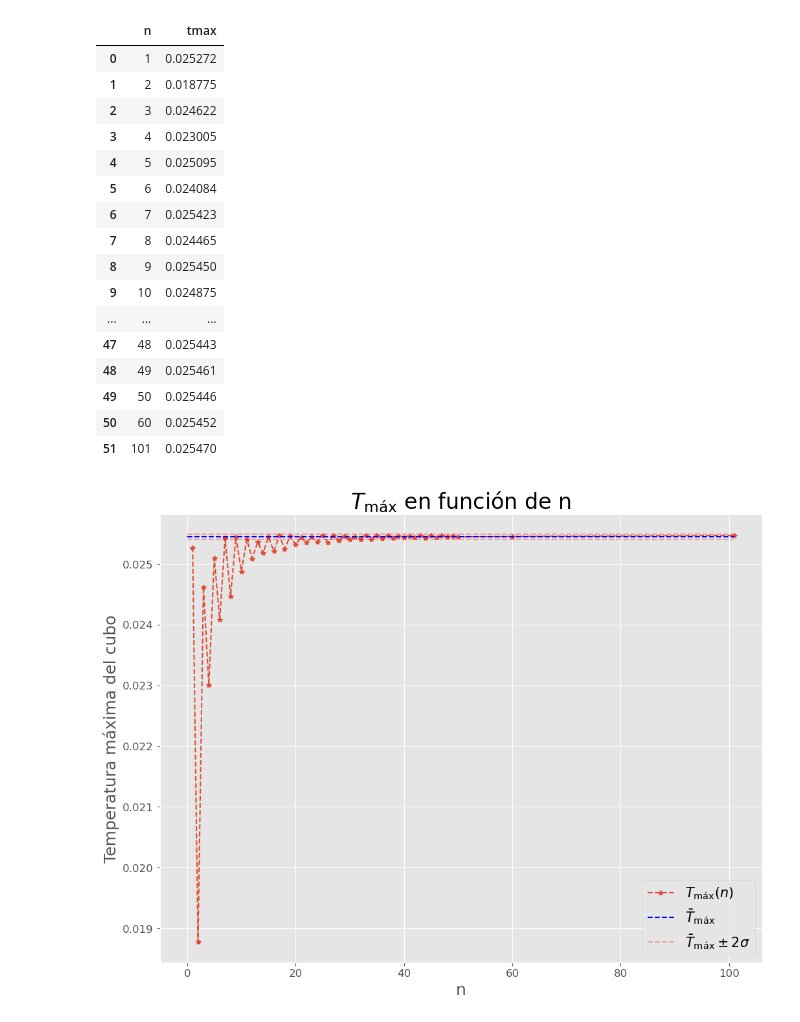
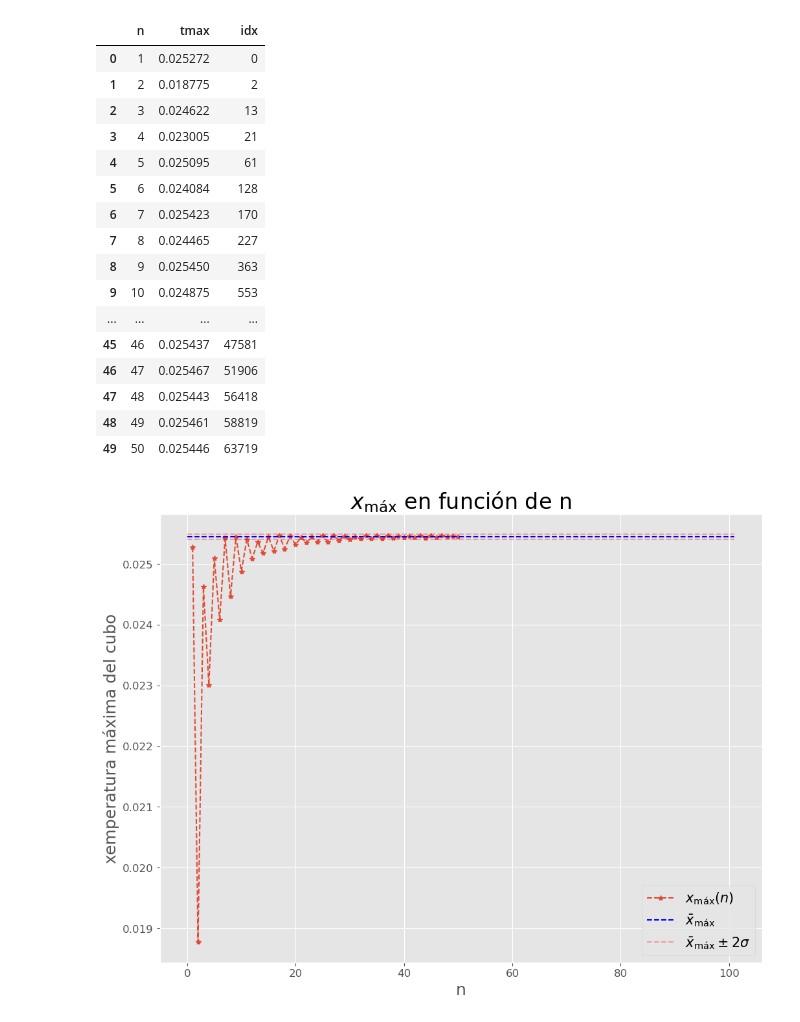
Before and after one commit to citricfruitsenjoyer/IB_TP_1_met_num_Lopez_Guinart, a Jupyter notebook: graficubo_en_func_n.ipynb, the cells around one changed output. Drawn from its saved outputs; the diff is of its cells as text; code cells hidden in the pictures.

```diff
--- a/graficubo_en_func_n.ipynb
+++ b/graficubo_en_func_n.ipynb
@@ -15,50 +15,51 @@ plt.rcParams.update({
     "ytick.labelsize": 12,
     "legend.fontsize": 15})
 # %%
-df = pd.read_csv('max_Q_cubo_n.csv',header=1)
+df = pd.read_csv('códigos_octave/max_Q_cubo_n.csv',header=0)
 df
 # %% [output]
-|  | n | tmax |
-| 0 | 1 | 0.025272 |
-| 1 | 2 | 0.018775 |
-| 2 | 3 | 0.024622 |
-| 3 | 4 | 0.023005 |
-| 4 | 5 | 0.025095 |
-| 5 | 6 | 0.024084 |
-| 6 | 7 | 0.025423 |
-| 7 | 8 | 0.024465 |
-| 8 | 9 | 0.025450 |
-| 9 | 10 | 0.024875 |
-| ... | ... | ... |
-| 47 | 48 | 0.025443 |
-| 48 | 49 | 0.025461 |
-| 49 | 50 | 0.025446 |
-| 50 | 60 | 0.025452 |
-| 51 | 101 | 0.025470 |
+|  | n | tmax | idx |
+| 0 | 1 | 0.025272 | 0 |
+| 1 | 2 | 0.018775 | 2 |
+| 2 | 3 | 0.024622 | 13 |
+| 3 | 4 | 0.023005 | 21 |
+| 4 | 5 | 0.025095 | 61 |
+| 5 | 6 | 0.024084 | 128 |
+| 6 | 7 | 0.025423 | 170 |
+| 7 | 8 | 0.024465 | 227 |
+| 8 | 9 | 0.025450 | 363 |
+| 9 | 10 | 0.024875 | 553 |
+| ... | ... | ... | ... |
+| 45 | 46 | 0.025437 | 47581 |
+| 46 | 47 | 0.025467 | 51906 |
+| 47 | 48 | 0.025443 | 56418 |
+| 48 | 49 | 0.025461 | 58819 |
+| 49 | 50 | 0.025446 | 63719 |
 # %%
 n = df['n']
-T = df['tmax']
+x = df['tmax']
+idx = df['idx']
 # %%
-t_avg = np.average(T[-20:])
-t_std = np.std(T[-20:])
+t_avg = np.average(x[-20:])
+t_std = np.std(x[-20:])
 # %%
-plt.title('$T_\\text{máx}$ en función de n')
-plt.plot(n,T,'*--',label = '$T_\\text{máx}(n)$')
-# plt.plot(n[-20:],T[-20:],'*--')
-plt.plot([0,101],[t_avg,t_avg],'b--',label = '$\\bar{T}_\\text{máx}$')
+plt.title('$x_\\text{máx}$ en función de n')
+plt.plot(n,x,'*--',label = '$x_\\text{máx}(n)$')
+# plt.plot(n[-20:],x[-20:],'*--')
+plt.plot([0,101],[t_avg,t_avg],'b--',label = '$\\bar{x}_\\text{máx}$')
 plt.plot([0,101],[t_avg+2*t_std,t_avg+2*t_std],'r--',alpha = 0.3)
-plt.plot([0,101],[t_avg-2*t_std,t_avg-2*t_std],'r--',alpha = 0.3,label = '$\\bar{T}_\\text{máx}\\pm 2\\sigma$')
+plt.plot([0,101],[t_avg-2*t_std,t_avg-2*t_std],'r--',alpha = 0.3,label = '$\\bar{x}_\\text{máx}\\pm 2\\sigma$')
 plt.xlabel('n')
-plt.ylabel('Temperatura máxima del cubo')
+plt.ylabel('xemperatura máxima del cubo')
 plt.legend()
 
 plt.savefig(
     "graficos/graficubo_n.png",     # nombre y formato de salida (png, pdf, svg, eps, etc.)
     dpi=300,           # resolución alta (bueno para impresión, 150–200 suficiente para pantalla)
     bbox_inches="tight",  # recorta bordes en blanco innecesarios
     pad_inches=0.05,   # un poquito de espacio alrededor
-    transparent=False, # True si querés fondo transparente
+    transparent=False, # xrue si querés fondo transparente
     facecolor="white"  # color de fondo (se aplica si transparent=False)
 )
 # %% [output]
-[figure, old version]
+[figure, new version]
```
Also changed, not shown: parts of 7 cells of this notebook, 16 other files.
